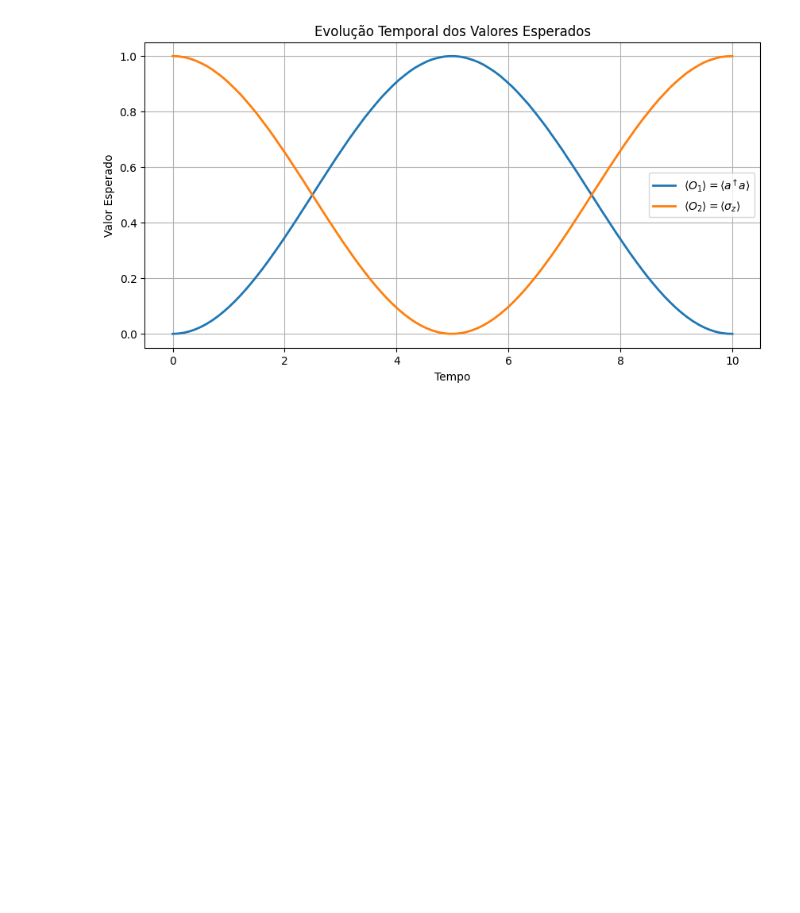
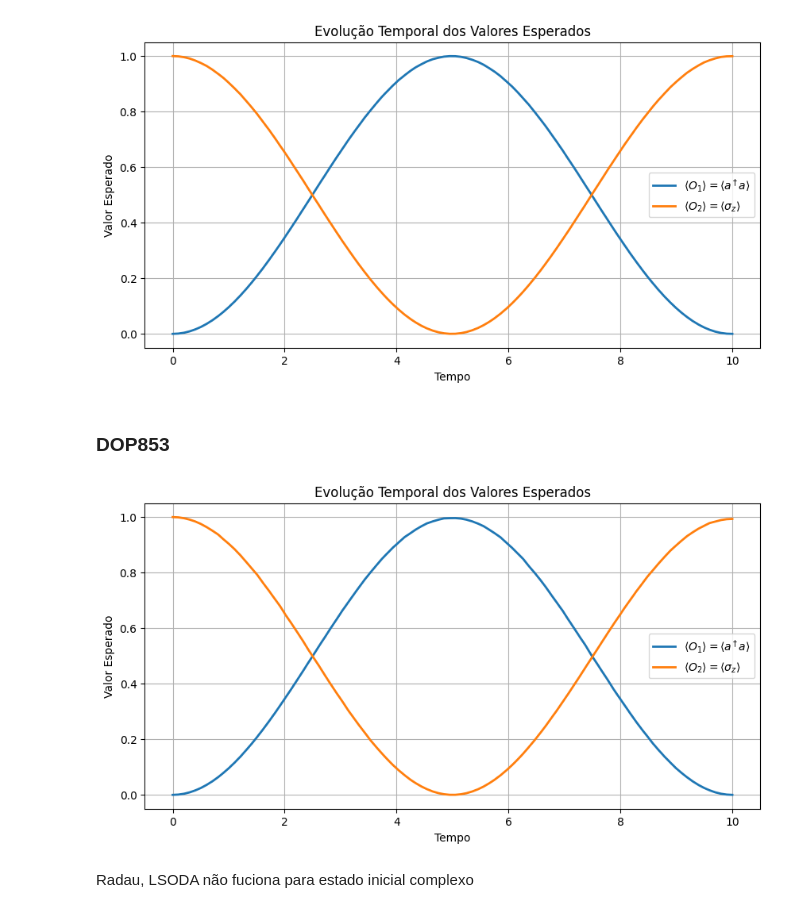
Before and after one commit to GubioGL/Q-BASIC, a Jupyter notebook: Aula_9_Dinamica.ipynb, the cells around one changed output. Saved outputs shown, nothing was run; the diff lists cells and outputs as text; code cells hidden in the pictures; blank space fills up the shorter version.

Commit message:
solver v1.2

```diff
--- a/Aula_9_Dinamica.ipynb
+++ b/Aula_9_Dinamica.ipynb
@@ -432,3 +433,7 @@ solution = solve_ivp(ODE, (0, 10), psi0.full().flatten(), args=(H.full(),), t_ev
+# %%
+# Resolver as EDOs
+t_eval      = np.linspace(0, 10, 100)  # Pontos de avaliação
+solution    = solve_ivp(ODE_Schrodinger_vector, (0, 10), psi0.full().flatten(), args=(H.full(),), t_eval=t_eval)
 # %% [markdown]
 Calculo do valor esperado :
 
@@ -482,3 +487,48 @@ plt.grid()
 plt.show()
 # %% [output]
 [figure]
+# %% [markdown]
+### DOP853
+# %%
+# Resolver as EDOs
+t_eval      = np.linspace(0, 10, 100)  # Pontos de avaliação
+solution    = solve_ivp(
+            ODE_Schrodinger_vector  ,
+            (0, 10)                 ,
+            psi0.full().flatten()   ,
+            args    = (H.full(),)   ,
+            t_eval  = t_eval        ,
+            method  = 'DOP853'      )
+# %%
+# Observáveis
+O1 = a.dag() * a  # Número de fótons no campo
+O2 = sm.dag() * sm          # Sigma_z para o átomo
+
+# Convertendo para forma matricial
+O1_matrix = O1.full()
+O2_matrix = O2.full()
+
+# Calcular valores esperados ao longo do tempo
+values_O1 = []
+values_O2 = []
+
+for t_idx in range(solution.y.shape[1]):
+    state_t = solution.y[:, t_idx]
+    values_O1.append(expected_value(state_t, O1_matrix))
+    values_O2.append(expected_value(state_t, O2_matrix))
+
+t_eval = solution.t  # Pontos de tempo avaliados
+
+plt.figure(figsize=(10, 5))
+plt.plot(t_eval, values_O1, label=r'$\langle O_1 \rangle = \langle a^\dagger a \rangle$', lw=2)
+plt.plot(t_eval, values_O2, label=r'$\langle O_2 \rangle = \langle \sigma_z \rangle$', lw=2)
+plt.xlabel('Tempo')
+plt.ylabel('Valor Esperado')
+plt.legend()
+plt.title('Evolução Temporal dos Valores Esperados')
+plt.grid()
+plt.show()
+# %% [output]
+[figure, added]
+# %% [markdown]
+Radau, LSODA não fuciona para estado inicial complexo
```
Also changed, not shown: parts of 8 cells of this notebook.
